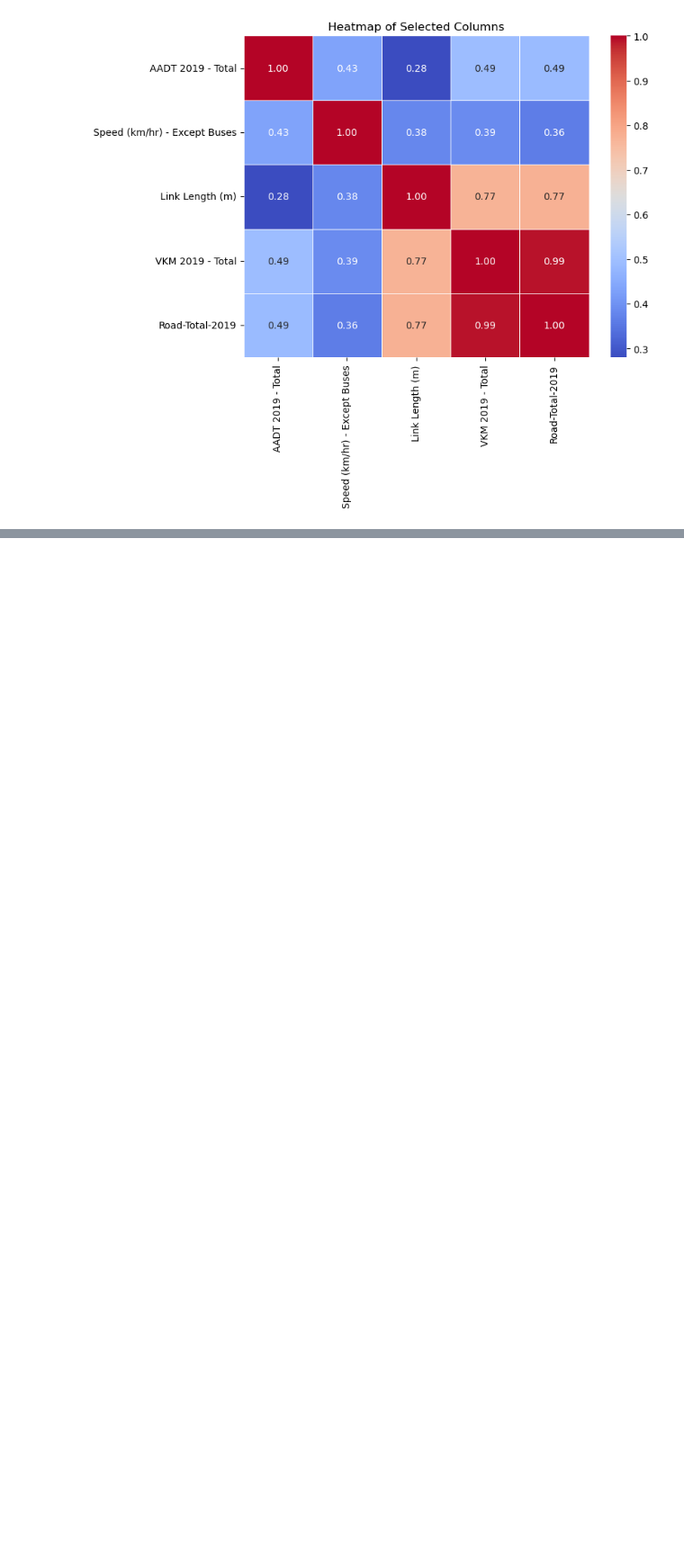
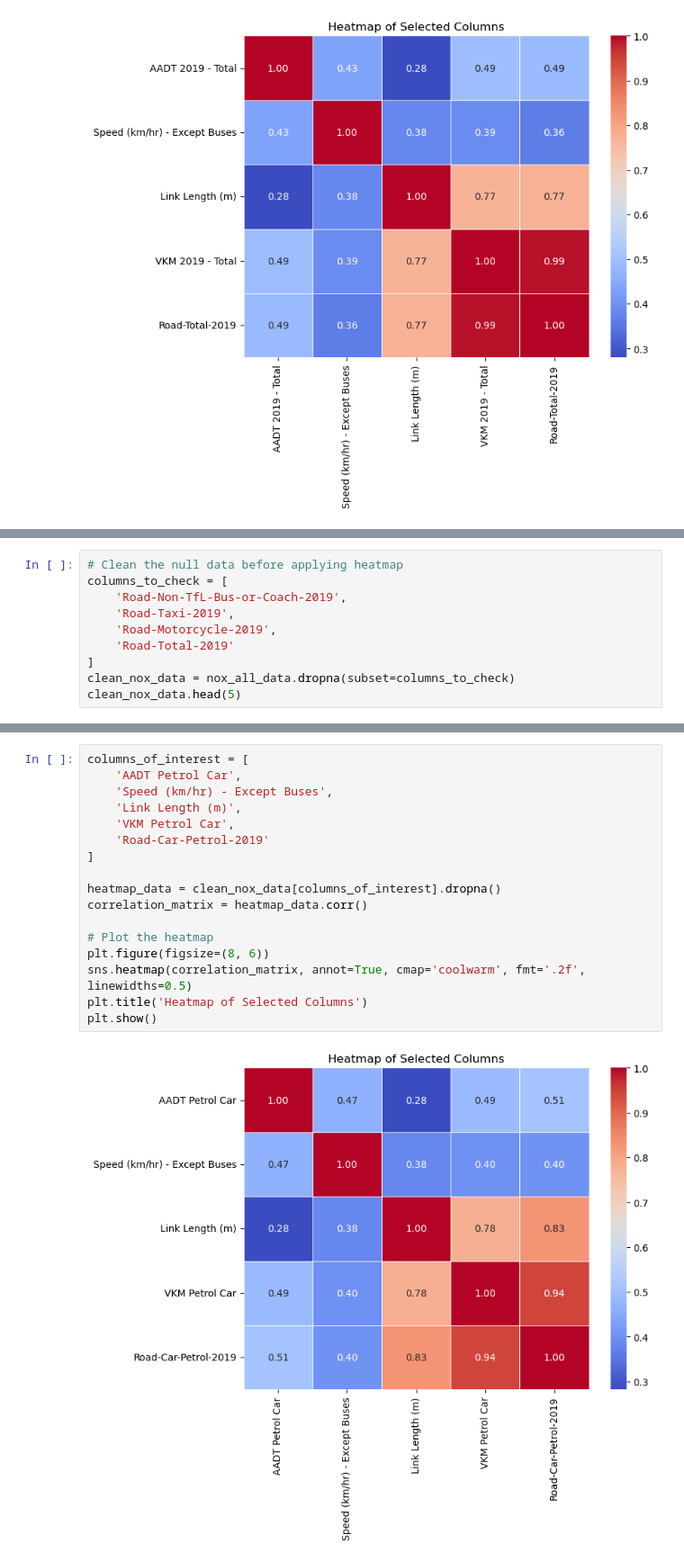
Before and after one commit to stefanopalu/MLendofmod_assignment, a Jupyter notebook: NOx_Traffic_Emission_Analysis.ipynb, the cells around one changed output, grey strips where cells are left out. Shown: that part at 90% size. Saved outputs shown, nothing was run; the diff lists cells and outputs as text; blank space fills up the shorter version.

```diff
--- a/NOx_Traffic_Emission_Analysis.ipynb
+++ b/NOx_Traffic_Emission_Analysis.ipynb
@@ -210,0 +260,10 @@ Analysis the Total AADT, VKM, Speed, Link Length without bus, and electric cars.
+# %%
+# Clean the null data before applying heatmap
+columns_to_check = [
+    'Road-Non-TfL-Bus-or-Coach-2019',
+    'Road-Taxi-2019',
+    'Road-Motorcycle-2019',
+    'Road-Total-2019'
+]
+clean_nox_data = nox_all_data.dropna(subset=columns_to_check)
+clean_nox_data.head(5)
@@ -210,0 +278,19 @@ Analysis the Total AADT, VKM, Speed, Link Length without bus, and electric cars.
+# %%
+columns_of_interest = [
+    'AADT Petrol Car',
+    'Speed (km/hr) - Except Buses',
+    'Link Length (m)',
+    'VKM Petrol Car',
+    'Road-Car-Petrol-2019'
+]
+
+heatmap_data = clean_nox_data[columns_of_interest].dropna()
+correlation_matrix = heatmap_data.corr()
+
+# Plot the heatmap
+plt.figure(figsize=(8, 6))
+sns.heatmap(correlation_matrix, annot=True, cmap='coolwarm', fmt='.2f', linewidths=0.5)
+plt.title('Heatmap of Selected Columns')
+plt.show()
+# %% [output]
+[figure, added]
```
Also changed, not shown: parts of 12 cells of this notebook.
